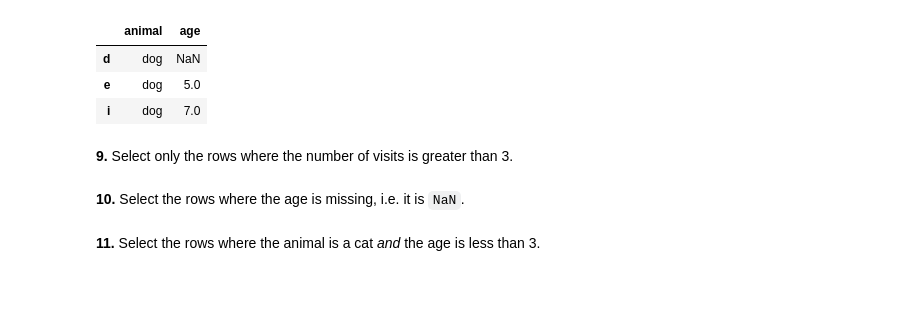
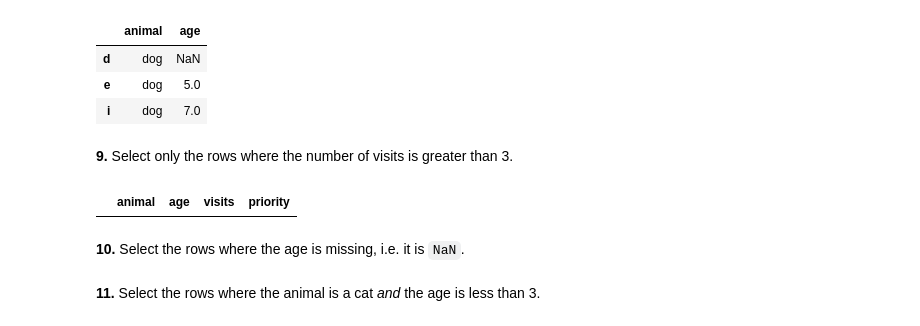
Before and after one commit to rahulparmar-202/100-pandas-puzzles, a Jupyter notebook: 100-pandas-puzzles.ipynb, the cells around one changed output. Drawn from its saved outputs; the diff is of its cells as text; code cells hidden in the pictures; blank space fills up the shorter version.

Commit message:
Solved Puzzle 9 - [selected rows where number of visits are over 3.]

```diff
--- a/100-pandas-puzzles.ipynb
+++ b/100-pandas-puzzles.ipynb
@@ -143,6 +143,10 @@ df.iloc[[3,4,8], 0:2]
 | i | dog | 7.0 |
 # %% [markdown]
 **9.** Select only the rows where the number of visits is greater than 3.
+# %%
+df[df['visits'] > 3]
+# %% [output]
+|  | animal | age | visits | priority |
 # %% [markdown]
 **10.** Select the rows where the age is missing, i.e. it is `NaN`.
 # %% [markdown]
```
